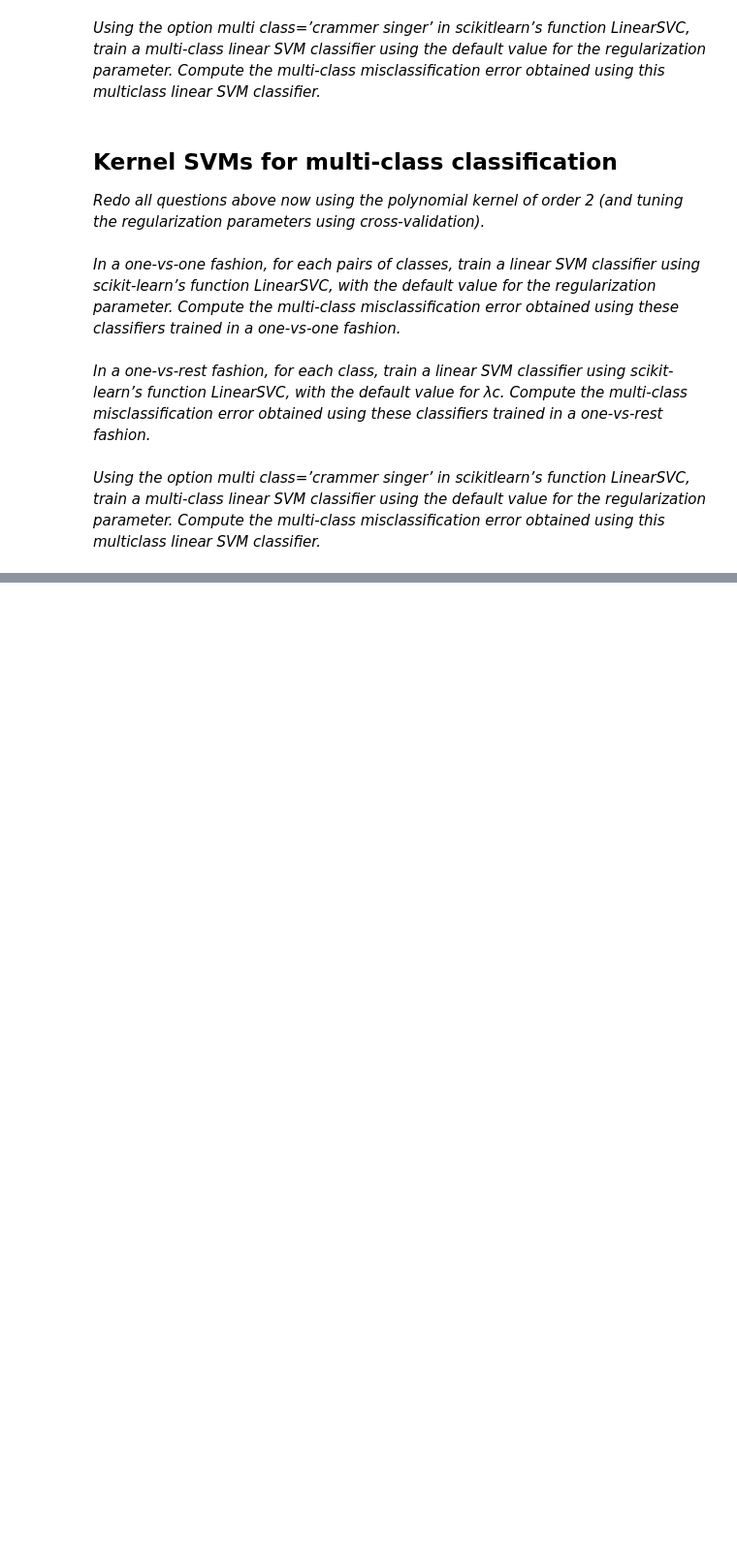
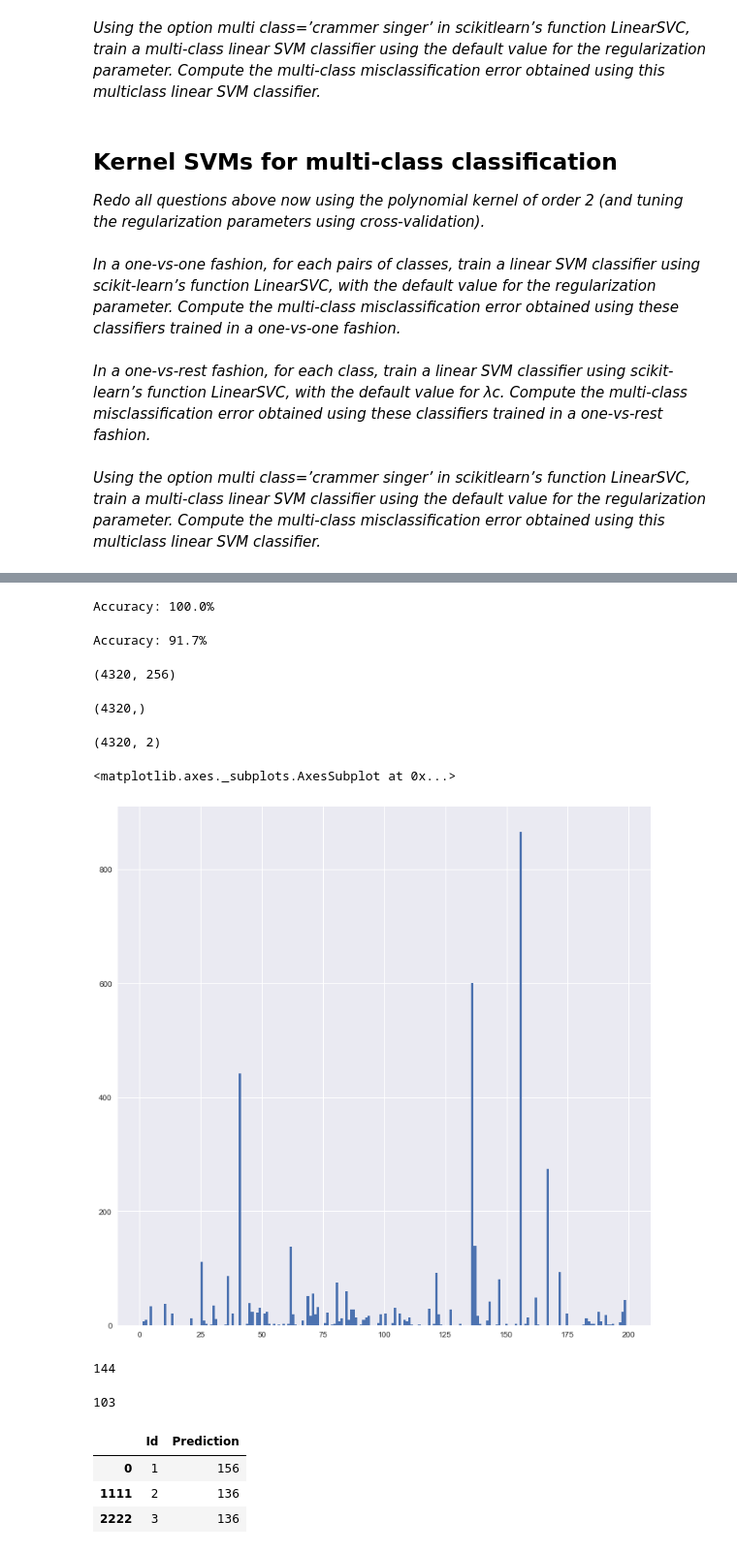
Before and after one commit to aenfield/Data558, a Jupyter notebook: Kaggle/HWExerciseExploratory.ipynb, the cells around one changed output, grey strips where cells are left out. Shown at 97% size. Saved outputs shown, nothing was run; the diff lists cells and outputs as text; code cells hidden in the pictures; blank space fills up the shorter version.

```diff
--- a/Kaggle/HWExerciseExploratory.ipynb
+++ b/Kaggle/HWExerciseExploratory.ipynb
@@ -737,0 +746,4 @@ _Using the option multi class=’crammer singer’ in scikitlearn’s function L
+# %%
+features_test = pickle.load(open('features_test', 'rb'))
+labels_test = pickle.load(open('labels_test', 'rb'))
+len(features_test), len(labels_test)
@@ -737,0 +757,50 @@ _Using the option multi class=’crammer singer’ in scikitlearn’s function L
+# %%
+# sanity check - how well do we do on the data on which we trained
+print("Accuracy: {0:0.1f}%".format(accuracy_score(labels_train,cs_all.predict(X_pca))*100))
+# %% [output]
+Accuracy: 100.0%
+# %%
+# what about w/ the model that only saw the train set?
+print("Accuracy: {0:0.1f}%".format(accuracy_score(labels_train,cs.predict(X_pca))*100))
+# %% [output]
+Accuracy: 91.7%
+# %%
+features_test_pca = pca.transform(features_test)
+features_test_pca.shape
+# %% [output]
+(4320, 256)
+# %%
+test_pred = cs_all.predict(features_test_pca)
+test_pred.shape
+# %% [output]
+(4320,)
+# %%
+test_results_for_output = pd.DataFrame({
+    'Id': pd.Series(labels_test).astype(int), # use labels as they go 1, 10, 100, etc.
+    'Prediction': pd.Series(test_pred).apply(lambda pred: pred.split('.')[0].lstrip('0'))
+})
+test_results_for_output.shape
+# %% [output]
+(4320, 2)
+# %%
+test_results_for_output['Prediction'].astype(int).hist(bins=200)
+# %% [output]
+<matplotlib.axes._subplots.AxesSubplot at 0x...>
+[figure, added]
+# %%
+len(set(labels_train))
+# %% [output]
+144
+# %%
+len(test_results_for_output['Prediction'].unique())
+# %% [output]
+103
+# %%
+# Kaggle site code may not care about order, only id value, but sort by id just in case
+test_results_for_output.sort_values('Id', inplace=True)
+test_results_for_output[:3]
+# %% [output]
+|  | Id | Prediction |
+| 0 | 1 | 156 |
+| 1111 | 2 | 136 |
+| 2222 | 3 | 136 |
```
Also changed, not shown: parts of 9 cells of this notebook.
